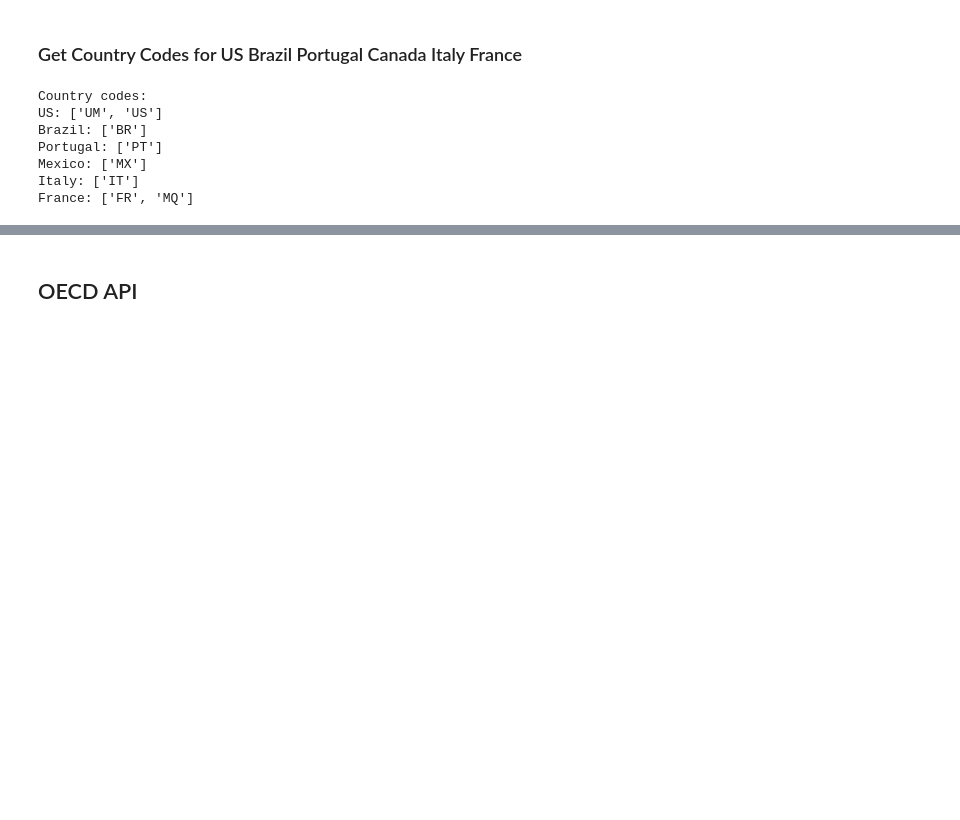
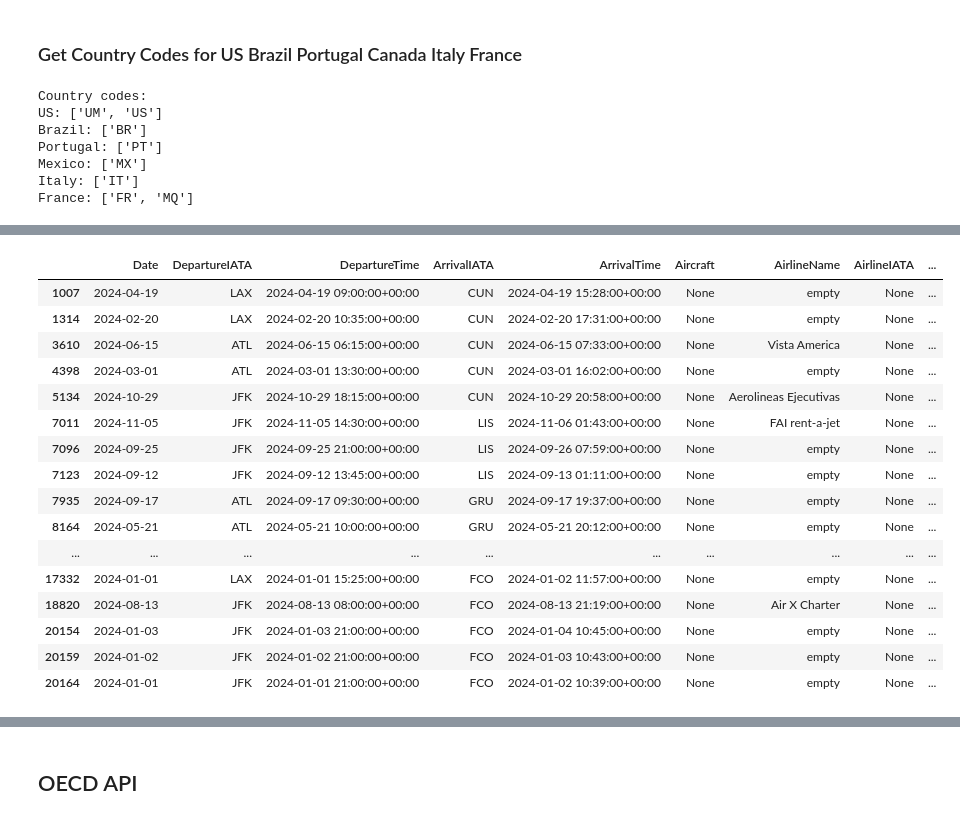
Before and after one commit to alexdelargy/DS320FinalProject, a Jupyter notebook: main.ipynb, the cells around one changed output, grey strips where cells are left out. Cells and saved outputs as stored; diff of their text form; code cells hidden in the pictures; blank space fills up the shorter version.

Commit message:
Flight Data import

```diff
--- a/main.ipynb
+++ b/main.ipynb
@@ -208,0 +166,4 @@ getFutureFlights(departureIATA="ATL", date="2024-11-29", airlineIATA="DL")
+# %%
+df_all_flights['Date'] = pd.to_datetime(df_all_flights['Date'])
+df_all_flights['DepartureTime'] = pd.to_datetime(df_all_flights['DepartureTime'])
+df_all_flights['ArrivalTime'] = pd.to_datetime(df_all_flights['ArrivalTime'])
@@ -208,0 +189,20 @@ getFutureFlights(departureIATA="ATL", date="2024-11-29", airlineIATA="DL")
+# %%
+df_all_flights[df_all_flights['FlightNumberIATA'].isna()]
+# %% [output]
+|  | Date | DepartureIATA | DepartureTime | ArrivalIATA | ArrivalTime | Aircraft | AirlineName | AirlineIATA | ... |
+| 1007 | 2024-04-19 | LAX | 2024-04-19 09:00:00+00:00 | CUN | 2024-04-19 15:28:00+00:00 | None | empty | None | ... |
+| 1314 | 2024-02-20 | LAX | 2024-02-20 10:35:00+00:00 | CUN | 2024-02-20 17:31:00+00:00 | None | empty | None | ... |
+| 3610 | 2024-06-15 | ATL | 2024-06-15 06:15:00+00:00 | CUN | 2024-06-15 07:33:00+00:00 | None | Vista America | None | ... |
+| 4398 | 2024-03-01 | ATL | 2024-03-01 13:30:00+00:00 | CUN | 2024-03-01 16:02:00+00:00 | None | empty | None | ... |
+| 5134 | 2024-10-29 | JFK | 2024-10-29 18:15:00+00:00 | CUN | 2024-10-29 20:58:00+00:00 | None | Aerolineas Ejecutivas | None | ... |
+| 7011 | 2024-11-05 | JFK | 2024-11-05 14:30:00+00:00 | LIS | 2024-11-06 01:43:00+00:00 | None | FAI rent-a-jet | None | ... |
+| 7096 | 2024-09-25 | JFK | 2024-09-25 21:00:00+00:00 | LIS | 2024-09-26 07:59:00+00:00 | None | empty | None | ... |
+| 7123 | 2024-09-12 | JFK | 2024-09-12 13:45:00+00:00 | LIS | 2024-09-13 01:11:00+00:00 | None | empty | None | ... |
+| 7935 | 2024-09-17 | ATL | 2024-09-17 09:30:00+00:00 | GRU | 2024-09-17 19:37:00+00:00 | None | empty | None | ... |
+| 8164 | 2024-05-21 | ATL | 2024-05-21 10:00:00+00:00 | GRU | 2024-05-21 20:12:00+00:00 | None | empty | None | ... |
+| ... | ... | ... | ... | ... | ... | ... | ... | ... | ... |
+| 17332 | 2024-01-01 | LAX | 2024-01-01 15:25:00+00:00 | FCO | 2024-01-02 11:57:00+00:00 | None | empty | None | ... |
+| 18820 | 2024-08-13 | JFK | 2024-08-13 08:00:00+00:00 | FCO | 2024-08-13 21:19:00+00:00 | None | Air X Charter | None | ... |
+| 20154 | 2024-01-03 | JFK | 2024-01-03 21:00:00+00:00 | FCO | 2024-01-04 10:45:00+00:00 | None | empty | None | ... |
+| 20159 | 2024-01-02 | JFK | 2024-01-02 21:00:00+00:00 | FCO | 2024-01-03 10:43:00+00:00 | None | empty | None | ... |
+| 20164 | 2024-01-01 | JFK | 2024-01-01 21:00:00+00:00 | FCO | 2024-01-02 10:39:00+00:00 | None | empty | None | ... |
```
Also changed, not shown: parts of 17 cells of this notebook, 1 other file.
